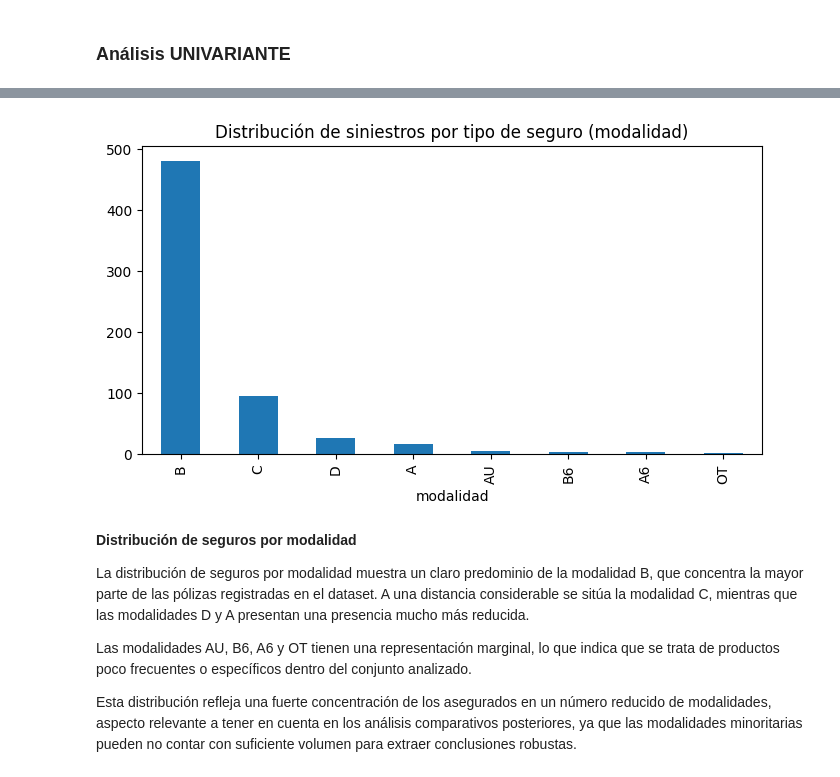
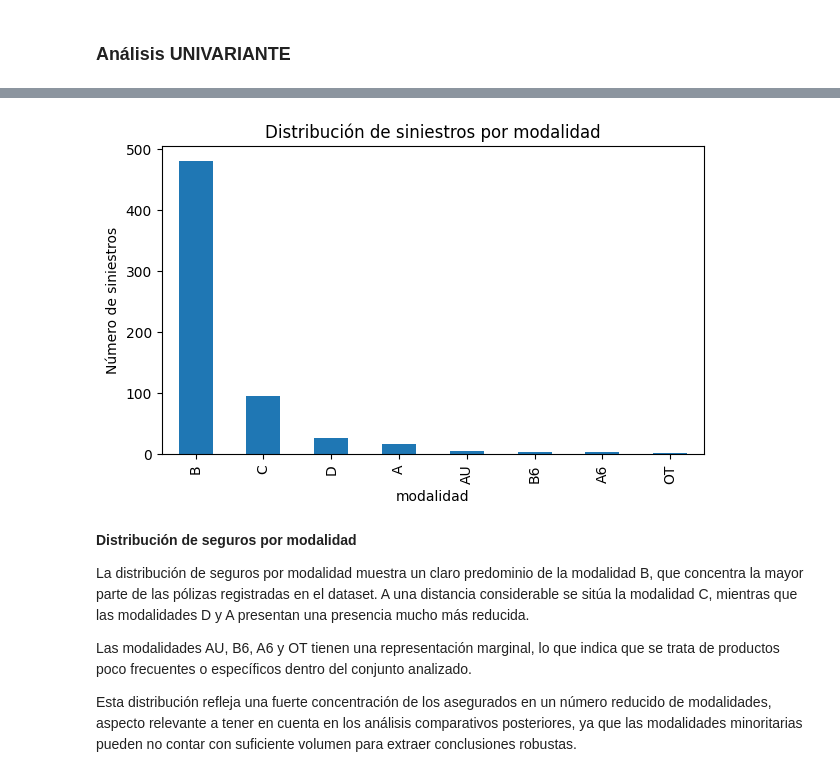
Before and after one commit to jorgemd2698/EDA_Jorge_Martinez_Kelly_Escalante_Danilo_Castillo, a Jupyter notebook: Notebook3_Propuesta_EDA.ipynb, the cells around one changed output, grey strips where cells are left out. Cells and saved outputs as stored; diff of their text form; code cells hidden in the pictures.

```diff
--- a/Notebook3_Propuesta_EDA.ipynb
+++ b/Notebook3_Propuesta_EDA.ipynb
@@ -183,12 +212,13 @@ Name: proportion, dtype: float64
 # %%
 df_analisis["modalidad"].value_counts().plot(
     kind="bar",
-    figsize=(8,4),
-    title="Distribución de siniestros por tipo de seguro (modalidad)"
+    figsize=(7,4),
+    title="Distribución de siniestros por modalidad"
 )
+plt.ylabel("Número de siniestros")
 plt.show()
 # %% [output]
-[figure, old version]
+[figure, new version]
 # %% [markdown]
 **Distribución de seguros por modalidad**
 
```
Also changed, not shown: parts of 36 cells of this notebook, 2 other files.
